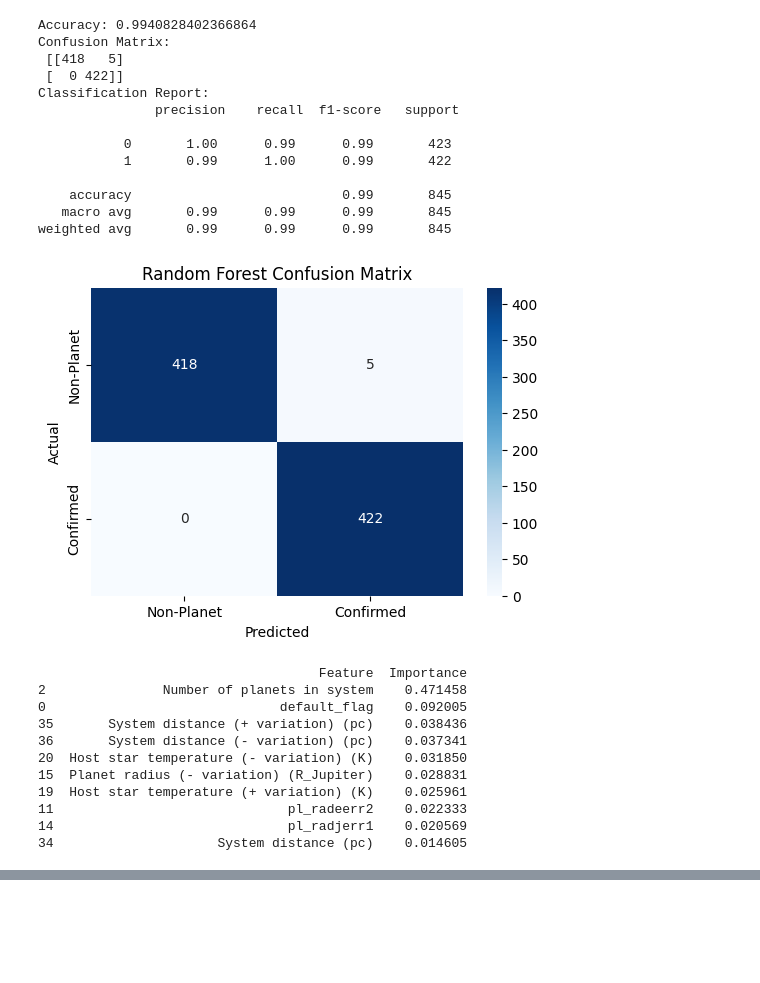
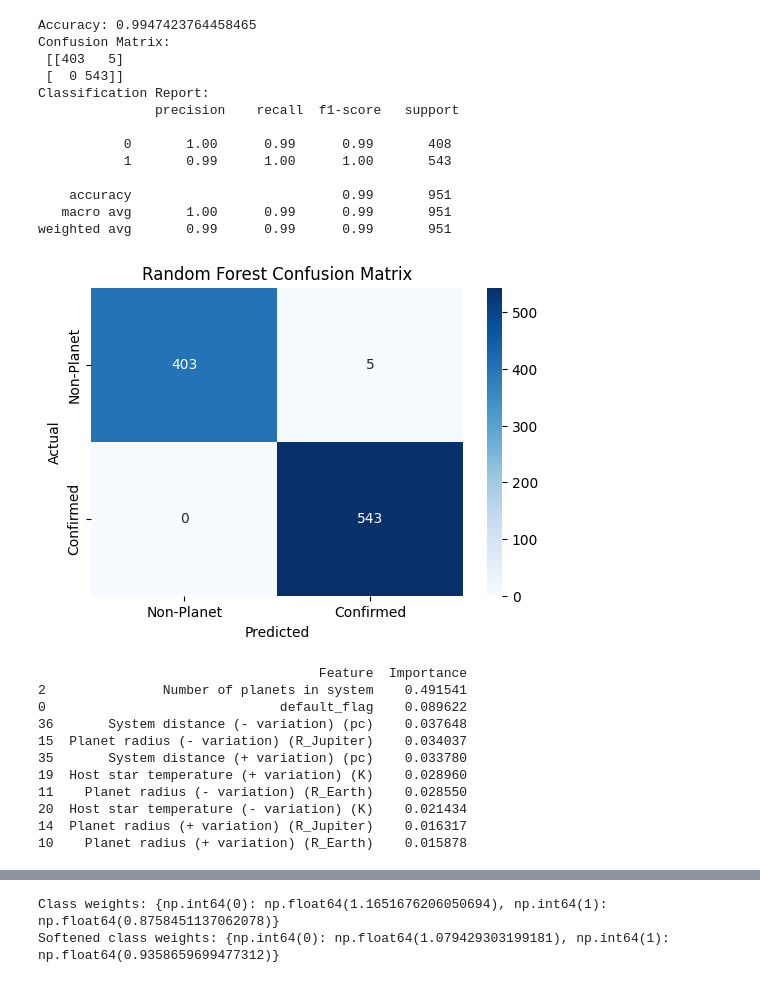
Before and after one commit to hazieon/Exoplanet-Detection, a Jupyter notebook: Kepler_Exoplanet(Project_1).ipynb, the cells around one changed output, grey strips where cells are left out. Cells and saved outputs as stored; diff of their text form; code cells hidden in the pictures; blank space fills up the shorter version.

Commit message:
Improved data sampling (class weights) and added more visualisations of results

```diff
--- a/Kepler_Exoplanet(Project_1).ipynb
+++ b/Kepler_Exoplanet(Project_1).ipynb
@@ -34,7 +34,7 @@ import numpy as np
 # Looking deeper at the K2 data can provide a new angle of analysing exoplanet features
 
 df = pd.read_csv(
-    '/content/drive/MyDrive/KeplerExoplanet/K2_Planets_and_candidates_NASA.csv',
+    '/content/drive/MyDrive/KeplerExoplanet/k2_exoplanets_SUBSAMPLED_NASA_DATA.csv',
     comment='#'
 )
 
@@ -49,7 +49,7 @@ numeric_cols = ['pl_rade', 'pl_eqt', 'pl_orbper', 'pl_insol', 'st_teff', 'st_rad
 for col in numeric_cols:
     df[col] = pd.to_numeric(df[col], errors='coerce')
 
-df=df.loc[:4000]
+df=df.loc[:3800]
 
 # Take a look at the data -
 print(df.head(5))
@@ -163,7 +199,7 @@ NaNs in X_test_normalized: 6622
 # Random Forest Classifier - Classical machine learning analysis
 
 from sklearn.ensemble import RandomForestClassifier
-from sklearn.metrics import accuracy_score, confusion_matrix, classification_report, ConfusionMatrixDisplay
+from sklearn.metrics import accuracy_score, confusion_matrix, classification_report, ConfusionMatrixDisplay, roc_curve, auc
 import matplotlib.pyplot as plt
 import seaborn as sns
 import warnings
@@ -178,6 +214,7 @@ rf = RandomForestClassifier(
     random_state=42
 )
 
+# RUNNING THE MODEL
 # Fit the model
 rf.fit(X_train_normalized, y_train)
 
@@ -210,9 +247,12 @@ readable_names = {
     'sy_disterr1': 'System distance (+ variation) (pc)',
     'sy_disterr2': 'System distance (- variation) (pc)',
     'pl_orbsmaxerr1': 'Semi-major axis (+ variation) (AU)',
-    'pl_orbsmaxerr1': 'Semi-major axis (+ variation) (AU)',
     'pl_orbsmaxerr2': 'Semi-major axis (- variation) (AU)',
-     'pl_radjerr2': 'Planet radius (- variation) (R_Jupiter)',
+    'pl_radjerr2': 'Planet radius (- variation) (R_Jupiter)',
+    'pl_radjerr1': 'Planet radius (+ variation) (R_Jupiter)',
+    'pl_radeerr1': 'Planet radius (+ variation) (R_Earth)',
+    'pl_radeerr2': 'Planet radius (- variation) (R_Earth)',
+    'pl_rade': 'Planet radius (R_Earth)',
     'sy_dist': 'System distance (pc)',
     'st_tefferr2': 'Host star temperature (- variation) (K)',
     'st_tefferr1': 'Host star temperature (+ variation) (K)',
@@ -266,50 +306,50 @@ sns.barplot(
 )
 
 plt.title('Top Feature Importances')
 plt.xlabel('Importance')
 plt.ylabel('Feature')
 plt.tight_layout()
 plt.show()
 
 
 # Bar chart for other key features
 # Plot the remaining features (top 15)
 plt.figure(figsize=(10,6))
 sns.barplot(
     x='Importance',
     y='Feature',
     data=other_feats_df.head(10),
      legend=False # <-- disables extra legend
 )
 
 plt.title('Other Top Features (excluding the top feature)')
 plt.xlabel('Importance')
 plt.ylabel('Feature')
 plt.tight_layout()
 plt.show()
 # %% [output]
-Accuracy: 0.9940828402366864
+Accuracy: 0.9947423764458465
 Confusion Matrix:
- [[418   5]
- [  0 422]]
+ [[403   5]
+ [  0 543]]
 Classification Report:
                precision    recall  f1-score   support
 
-           0       1.00      0.99      0.99       423
-           1       0.99      1.00      0.99       422
+           0       1.00      0.99      0.99       408
+           1       0.99      1.00      1.00       543
 
-    accuracy                           0.99       845
-   macro avg       0.99      0.99      0.99       845
-weighted avg       0.99      0.99      0.99       845
+    accuracy                           0.99       951
+   macro avg       1.00      0.99      0.99       951
+weighted avg       0.99      0.99      0.99       951
-[figure, old version]
+[figure, new version]
                                     Feature  Importance
-2               Number of planets in system    0.471458
-0                              default_flag    0.092005
-35       System distance (+ variation) (pc)    0.038436
-36       System distance (- variation) (pc)    0.037341
-20  Host star temperature (- variation) (K)    0.031850
-15  Planet radius (- variation) (R_Jupiter)    0.028831
-19  Host star temperature (+ variation) (K)    0.025961
-11                              pl_radeerr2    0.022333
-14                              pl_radjerr1    0.020569
-34                     System distance (pc)    0.014605
+2               Number of planets in system    0.491541
+0                              default_flag    0.089622
+36       System distance (- variation) (pc)    0.037648
+15  Planet radius (- variation) (R_Jupiter)    0.034037
+35       System distance (+ variation) (pc)    0.033780
+19  Host star temperature (+ variation) (K)    0.028960
+11    Planet radius (- variation) (R_Earth)    0.028550
+20  Host star temperature (- variation) (K)    0.021434
+14  Planet radius (+ variation) (R_Jupiter)    0.016317
+10    Planet radius (+ variation) (R_Earth)    0.015878
@@ -318,3 +358,23 @@ weighted avg       0.99      0.99      0.99       845
+# %%
+# PREPROCESSING DATA FOR NEURAL NETWORK MODEL
+# Adding class weights to balance the minority class (confirmed exoplanets)
+# Preferred this strategy than oversampling the exoplanets which would generate false data
+
+from sklearn.utils.class_weight import compute_class_weight
+import numpy as np
+
+classes = np.unique(y_train)
+class_weights = compute_class_weight(class_weight='balanced', classes=classes, y=y_train)
+class_weights_dict = dict(zip(classes, class_weights))
+print("Class weights:", class_weights_dict)
+
+
+# Soften extreme weights by applying an exponent < 1 - to prevent an over-confident model!
+soft_class_weights_dict = {k: v**0.5 for k, v in class_weights_dict.items()}
+print("Softened class weights:", soft_class_weights_dict)
+# %% [output]
+Class weights: {np.int64(0): np.float64(1.1651676206050694), np.int64(1): np.float64(0.8758451137062078)}
+Softened class weights: {np.int64(0): np.float64(1.079429303199181), np.int64(1): np.float64(0.9358659699477312)}
 # %%
 from tensorflow.keras.layers import Dense, Dropout, ReLU, LeakyReLU
 from tensorflow.keras.optimizers import Adam, SGD
```
Also changed, not shown: parts of 8 cells of this notebook.
